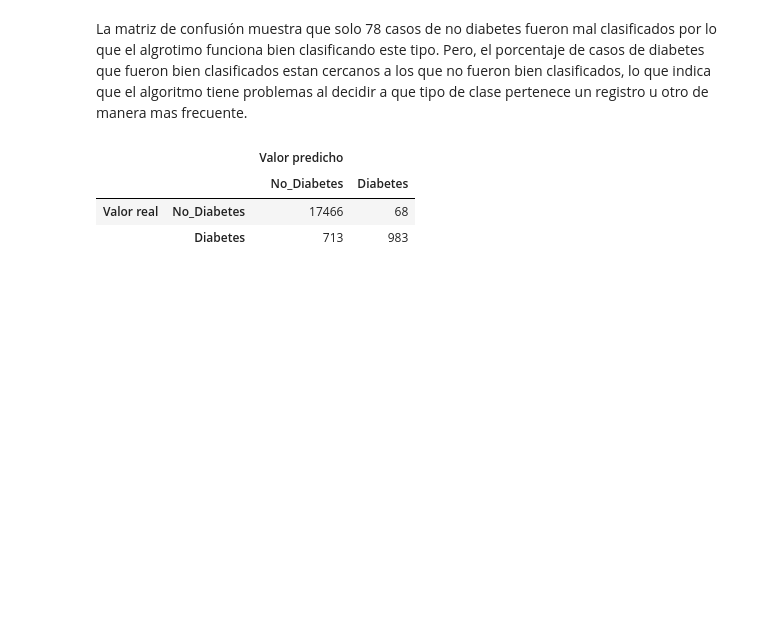
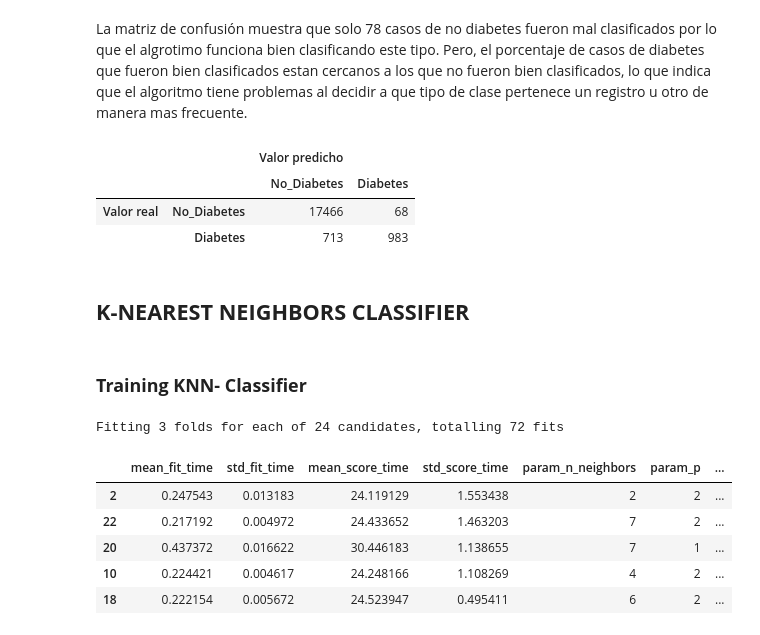
Before and after one commit to ricartorres/InsuficienciaC, a Jupyter notebook: scripts/training/training.ipynb, the cells around one changed output. Drawn from its saved outputs; the diff is of its cells as text; code cells hidden in the pictures; blank space fills up the shorter version.

```diff
--- a/scripts/training/training.ipynb
+++ b/scripts/training/training.ipynb
@@ -209,3 +209,35 @@ list_confusion_matrix(svc_mat, ['No_Diabetes', 'Diabetes'])
 |  |  | No_Diabetes | Diabetes |
 | Valor real | No_Diabetes | 17466 | 68 |
 |  | Diabetes | 713 | 983 |
+# %% [markdown]
+## **K-NEAREST NEIGHBORS CLASSIFIER**
+# %% [markdown]
+### **Training KNN- Classifier**
+# %%
+param_grid = {
+    'n_neighbors': list(range(2, 8)),
+    'p': (1,2),
+    'weights': ('uniform', 'distance'),
+}
+# %%
+gsearch = GridSearchCV(
+                      estimator=KNeighborsClassifier(),
+                      param_grid=param_grid,
+                      verbose=3,
+                      cv=3,
+                      n_jobs = -1,
+                      scoring='accuracy',
+                      return_train_score=True
+          ).fit(X_train, y_train)
+# %% [output]
+Fitting 3 folds for each of 24 candidates, totalling 72 fits
+# %%
+#Cálculo de los resultados del Grid
+pd.DataFrame(gsearch.cv_results_).sort_values(by='rank_test_score', ascending=True).head(5)
+# %% [output]
+|  | mean_fit_time | std_fit_time | mean_score_time | std_score_time | param_n_neighbors | param_p | ... |
+| 2 | 0.247543 | 0.013183 | 24.119129 | 1.553438 | 2 | 2 | ... |
+| 22 | 0.217192 | 0.004972 | 24.433652 | 1.463203 | 7 | 2 | ... |
+| 20 | 0.437372 | 0.016622 | 30.446183 | 1.138655 | 7 | 1 | ... |
+| 10 | 0.224421 | 0.004617 | 24.248166 | 1.108269 | 4 | 2 | ... |
+| 18 | 0.222154 | 0.005672 | 24.523947 | 0.495411 | 6 | 2 | ... |
```
Also changed, not shown: parts of 21 cells of this notebook, 2 other files.
